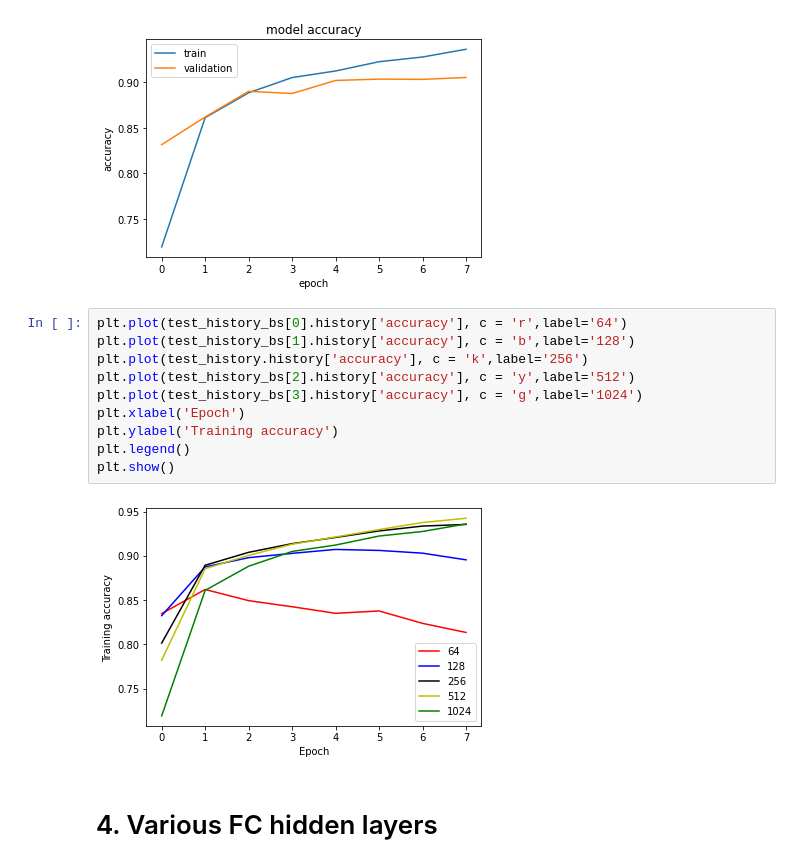
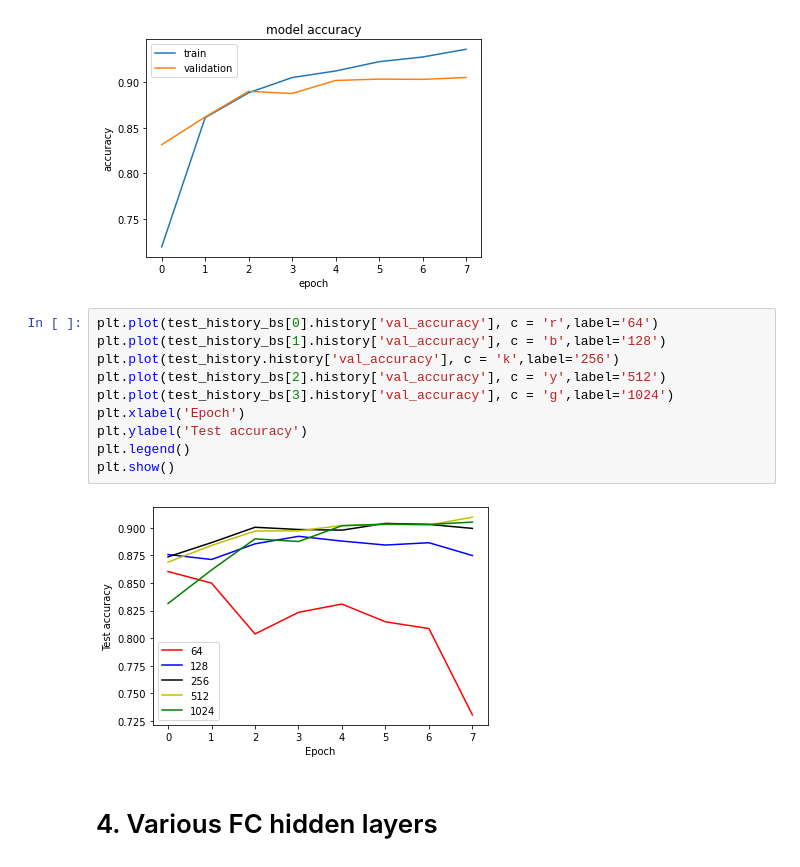
Before and after one commit to rileykc98/478Project, a Jupyter notebook: 478Project.ipynb, the cells around one changed output. Cells and saved outputs as stored; diff of their text form.

Commit message:
Update diagrams to display test accuracy

```diff
--- a/478Project.ipynb
+++ b/478Project.ipynb
@@ -251,17 +251,17 @@ Accuracy: 0.9052000045776367
 [figure]
 [figure]
 # %%
-plt.plot(test_history_bs[0].history['accuracy'], c = 'r',label='64')
-plt.plot(test_history_bs[1].history['accuracy'], c = 'b',label='128')
-plt.plot(test_history.history['accuracy'], c = 'k',label='256')
-plt.plot(test_history_bs[2].history['accuracy'], c = 'y',label='512')
-plt.plot(test_history_bs[3].history['accuracy'], c = 'g',label='1024')
+plt.plot(test_history_bs[0].history['val_accuracy'], c = 'r',label='64')
+plt.plot(test_history_bs[1].history['val_accuracy'], c = 'b',label='128')
+plt.plot(test_history.history['val_accuracy'], c = 'k',label='256')
+plt.plot(test_history_bs[2].history['val_accuracy'], c = 'y',label='512')
+plt.plot(test_history_bs[3].history['val_accuracy'], c = 'g',label='1024')
 plt.xlabel('Epoch')
-plt.ylabel('Training accuracy')
+plt.ylabel('Test accuracy')
 plt.legend()
 plt.show()
 # %% [output]
-[figure, old version]
+[figure, new version]
 # %% [markdown]
 # 4. Various FC hidden layers
 # %%
```
Also changed, not shown: parts of 2 cells of this notebook.
